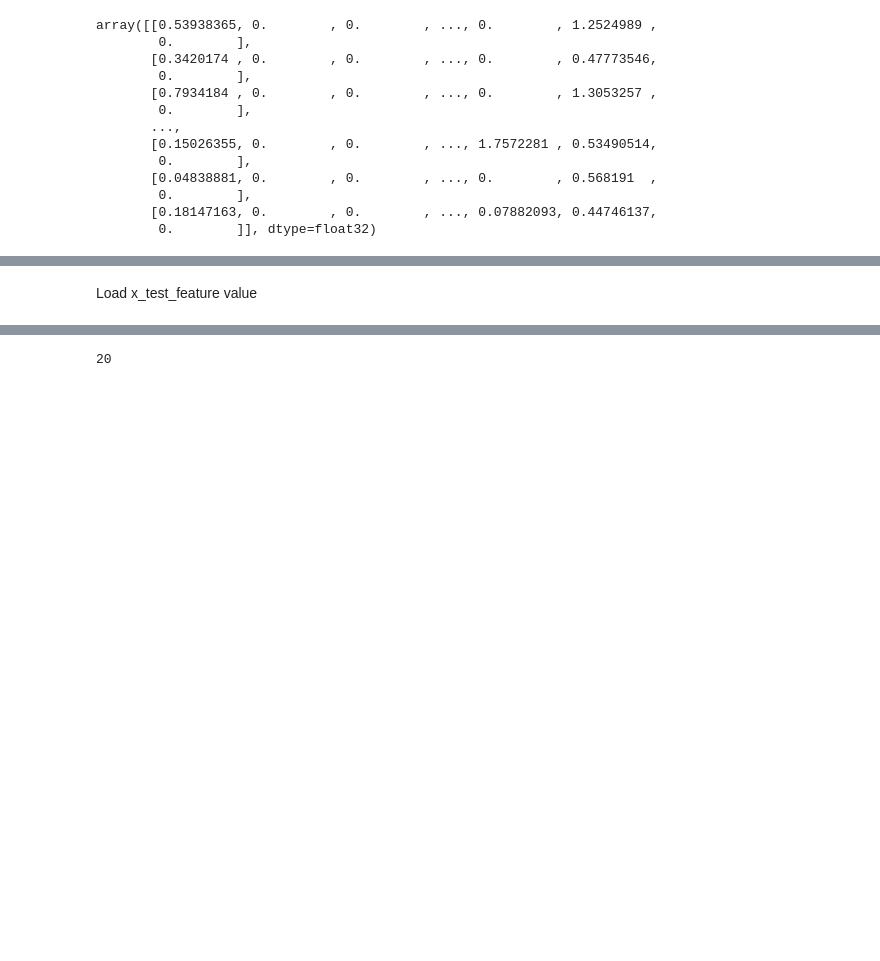
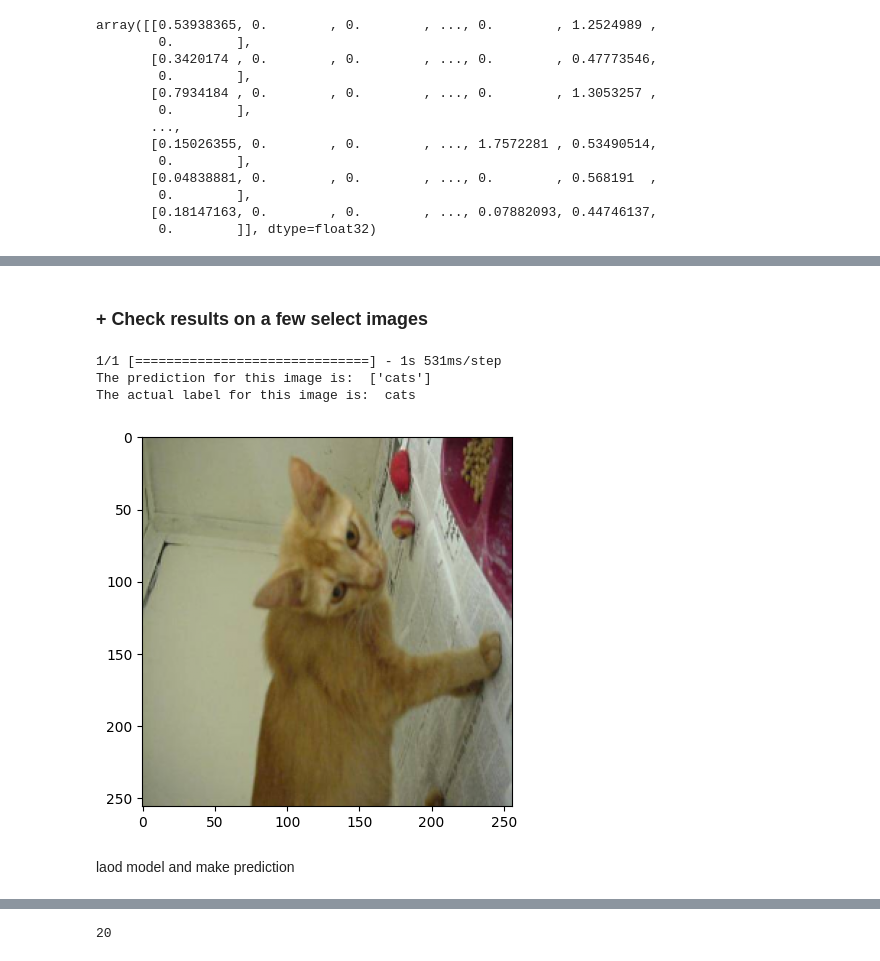
Before and after one commit to SoyVitou2019/Animal_Recognition, a Jupyter notebook: Complete Project/XG_boosting.ipynb, the cells around one changed output, grey strips where cells are left out. Cells and saved outputs as stored; diff of their text form; code cells hidden in the pictures; blank space fills up the shorter version.

```diff
--- a/Complete Project/XG_boosting.ipynb
+++ b/Complete Project/XG_boosting.ipynb
@@ -199,3 +177,22 @@ The actual label for this image is:  cats
+# %% [markdown]
+### + Check results on a few select images
+# %%
+
+n=np.random.randint(0, x_test.shape[0])
+img = x_test[n]
+plt.imshow(img)
+input_img = np.expand_dims(img, axis=0) #Expand dims so the input is (num images, x, y, c)
+input_img_feature=VGG_model.predict(input_img)
+input_img_features=input_img_feature.reshape(input_img_feature.shape[0], -1)
+prediction = model.predict(input_img_features)[0]
+prediction = le.inverse_transform([prediction])  #Reverse the label encoder to original name
+print("The prediction for this image is: ", prediction)
+print("The actual label for this image is: ", test_labels[n])
+# %% [output]
+1/1 [==============================] - 1s 531ms/step
+The prediction for this image is:  ['cats']
+The actual label for this image is:  cats
+[figure, added]
 # %%
 import pickle
 
@@ -203,8 +200,8 @@ import pickle
 model_filename = '../Model/XG_boosting.pkl'
 with open(model_filename, 'wb') as file:
     pickle.dump(model, file)
-# %% [markdown]
-Load x_test_feature value
+# %% [markdown]
+laod model and make prediction
 # %%
 #make x_test_feature
 # Captures test/validation data and labels into respective lists
```
Also changed, not shown: parts of 11 cells of this notebook, 12 other files.
